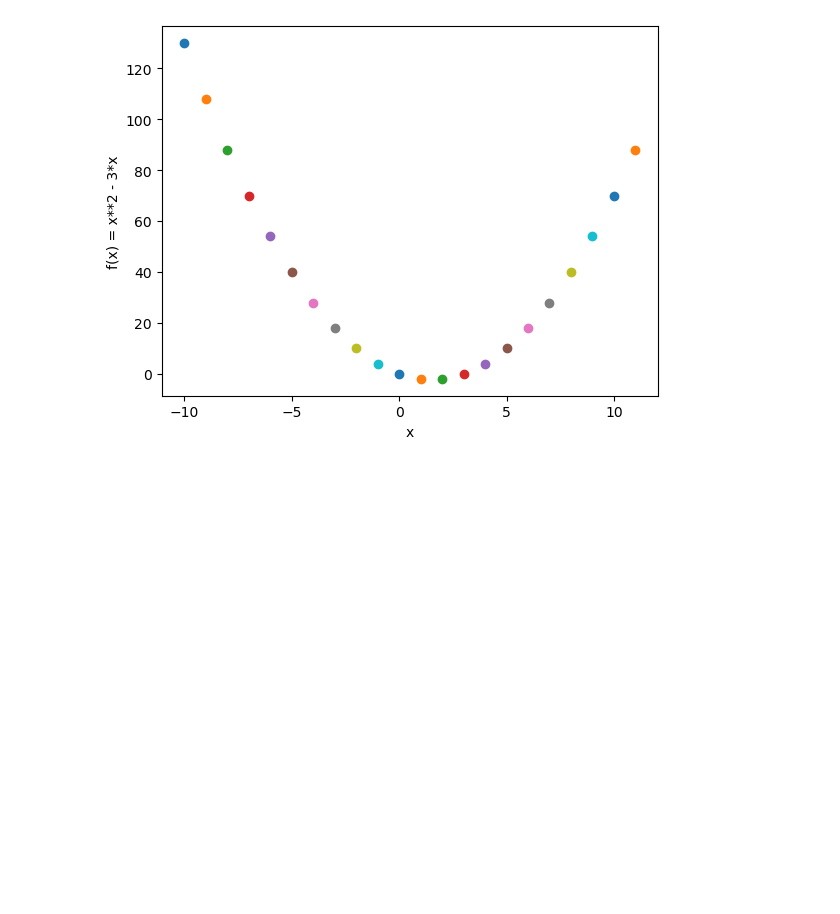
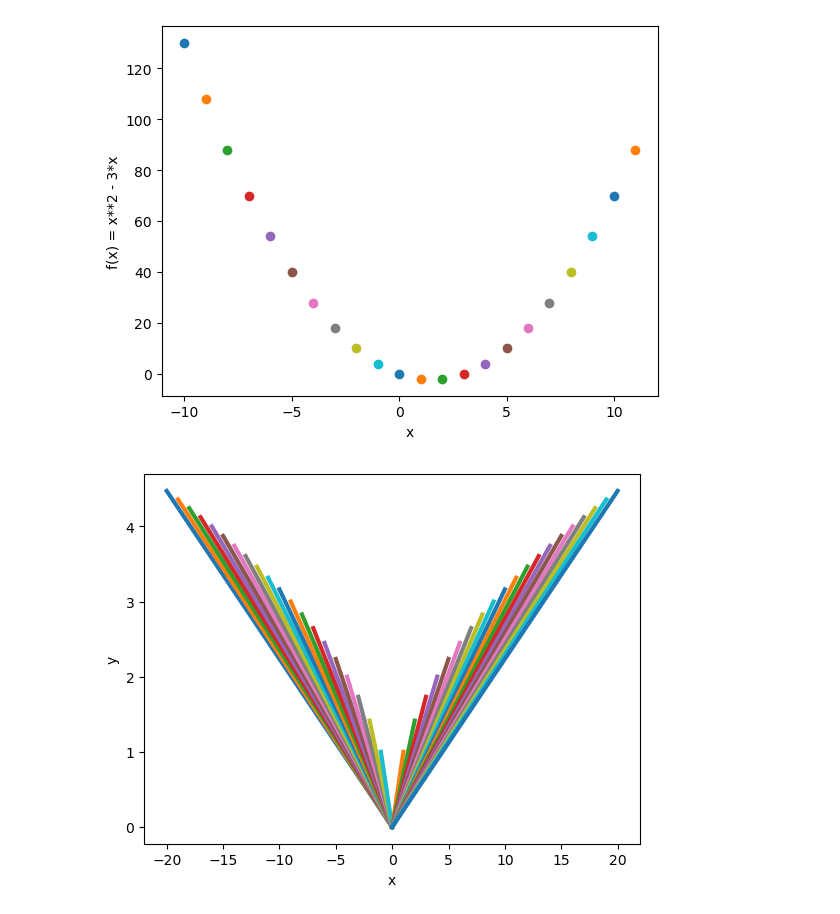
Before and after one commit to Kantulaev/ML_projects, a Jupyter notebook: lesson_4_Visualisation.ipynb, the cells around one changed output. Cells and saved outputs as stored; diff of their text form; code cells hidden in the pictures; blank space fills up the shorter version.

Commit message:
eqs with graphs

```diff
--- a/lesson_4_Visualisation.ipynb
+++ b/lesson_4_Visualisation.ipynb
@@ -20,3 +20,15 @@ plt.ylabel('f(x) = %s' %y)
 plt.show()
 # %% [output]
 [figure]
+# %%
+y = sym.sqrt(abs(x))
+xList = list(range(-20, 21))
+
+for xI in xList:
+    plt.plot([0,  xI], [0, y.subs(x, xI)],linewidth=3)
+
+plt.xlabel('x')
+plt.ylabel('y')
+plt.show()
+# %% [output]
+[figure, added]
```
Also changed, not shown: parts of 3 cells of this notebook.
